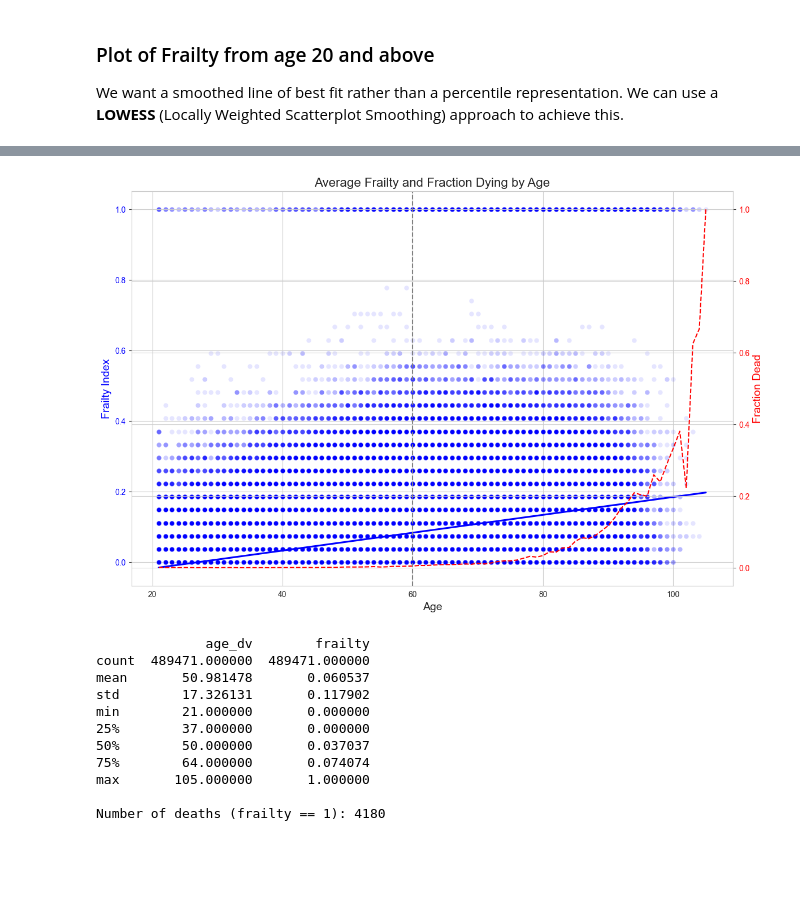
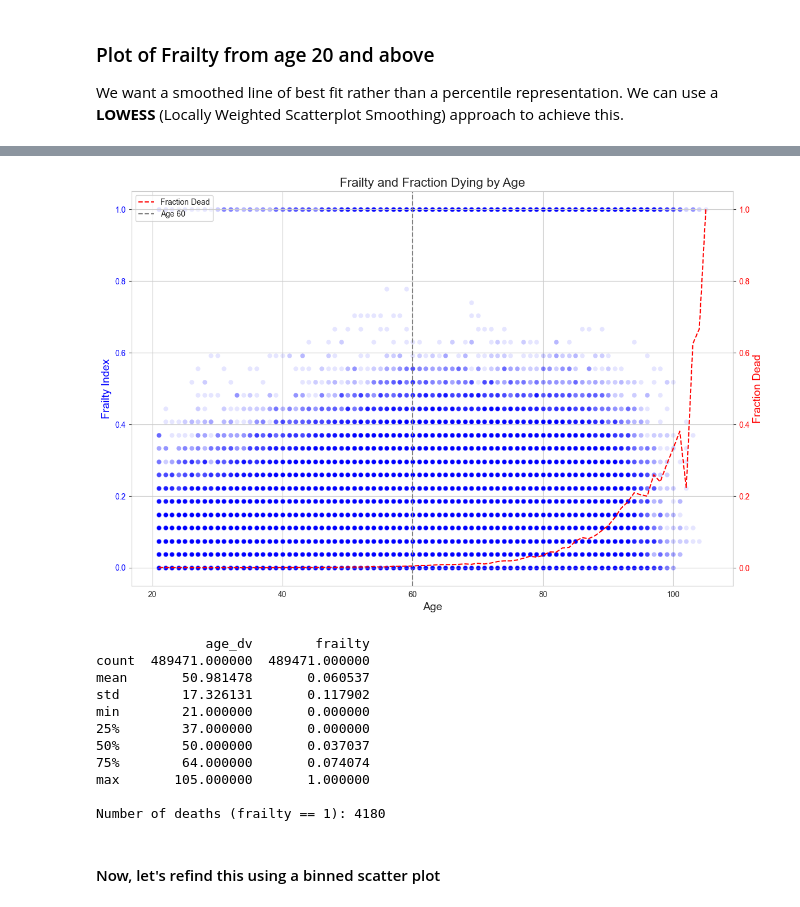
Before and after one commit to GJQu/EssexDissertation, a Jupyter notebook: frailty_july.ipynb, the cells around one changed output, grey strips where cells are left out. Drawn from its saved outputs; the diff is of its cells as text; code cells hidden in the pictures; blank space fills up the shorter version.

Commit message:
updated plot

```diff
--- a/frailty_july.ipynb
+++ b/frailty_july.ipynb
@@ -630,40 +596,43 @@ fig, ax1 = plt.subplots(figsize=(12, 8))
 
 # Plot frailty scatter
 sns.scatterplot(x='age_dv', y='frailty', data=df_filtered, alpha=0.1, ax=ax1, color='blue')
 
-# Plot average frailty line
-sns.regplot(x='age_dv', y='frailty', data=df_filtered, scatter=False, color='blue', ax=ax1)
-
 ax1.set_xlabel('Age', fontsize=14)
 ax1.set_ylabel('Frailty Index', fontsize=14, color='blue')
 ax1.tick_params(axis='y', labelcolor='blue')
 
 # Create a second y-axis for fraction dead
 ax2 = ax1.twinx()
 
 # Calculate fraction dead (frailty == 1) by age
 fraction_dead = df_filtered.groupby('age_dv')['frailty'].apply(lambda x: (x == 1).mean())
 
 # Plot fraction dead
-ax2.plot(fraction_dead.index, fraction_dead.values, color='red', linestyle='--')
+ax2.plot(fraction_dead.index, fraction_dead.values, color='red', linestyle='--', label='Fraction Dead')
 ax2.set_ylabel('Fraction Dead', fontsize=14, color='red')
 ax2.tick_params(axis='y', labelcolor='red')
 
 # Add a vertical line at age 60
-plt.axvline(x=60, color='gray', linestyle='--')
+plt.axvline(x=60, color='gray', linestyle='--', label='Age 60')
 
-plt.title('Average Frailty and Fraction Dying by Age', fontsize=16)
+plt.title('Frailty and Fraction Dying by Age', fontsize=16)
+
+# Combine legends
+lines1, labels1 = ax1.get_legend_handles_labels()
+lines2, labels2 = ax2.get_legend_handles_labels()
+ax1.legend(lines1 + lines2, labels1 + labels2, loc='upper left')
+
 plt.tight_layout()
 plt.show()
 
 # Print some summary statistics
 print(df_filtered[['age_dv', 'frailty']].describe())
 
 # Print the number of deaths (frailty == 1)
 num_deaths = df_filtered['frailty'].eq(1).sum()
 print(f"\nNumber of deaths (frailty == 1): {num_deaths}")
 # %% [output]
-[figure, old version]
+[figure, new version]
               age_dv        frailty
 count  489471.000000  489471.000000
 mean       50.981478       0.060537
@@ -675,3 +644,5 @@ min        21.000000       0.000000
 max       105.000000       1.000000
 
 Number of deaths (frailty == 1): 4180
+# %% [markdown]
+#### Now, let's refind this using a binned scatter plot
```
Also changed, not shown: parts of 3 cells of this notebook.
